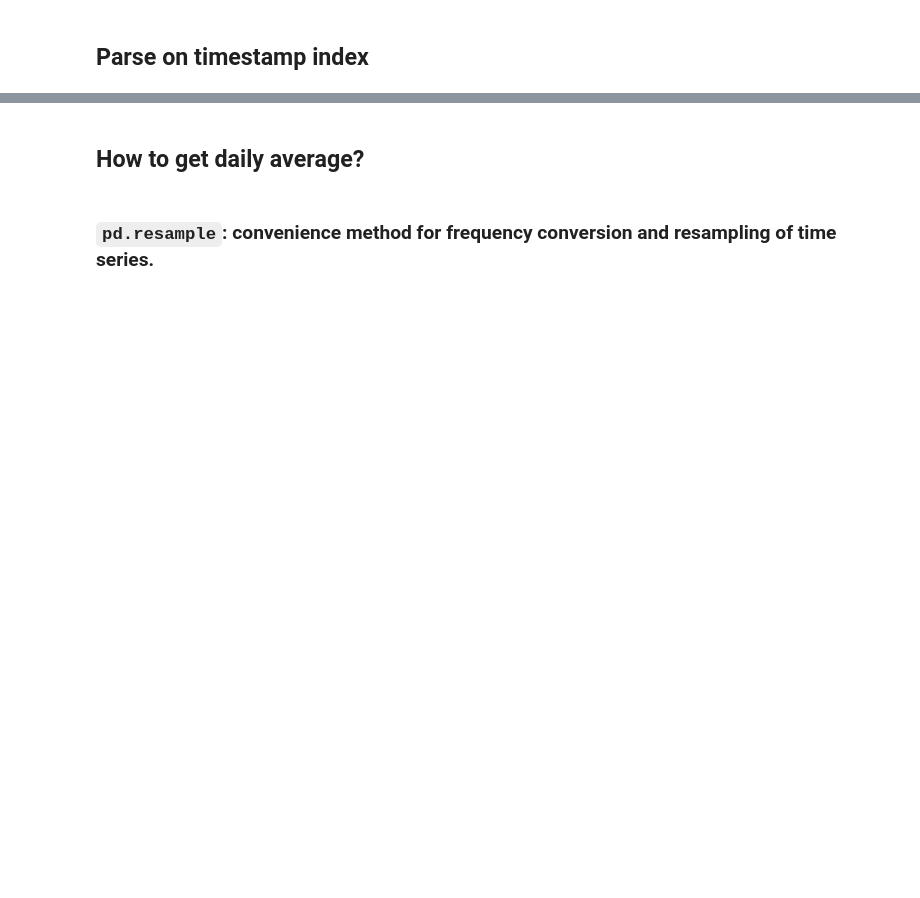
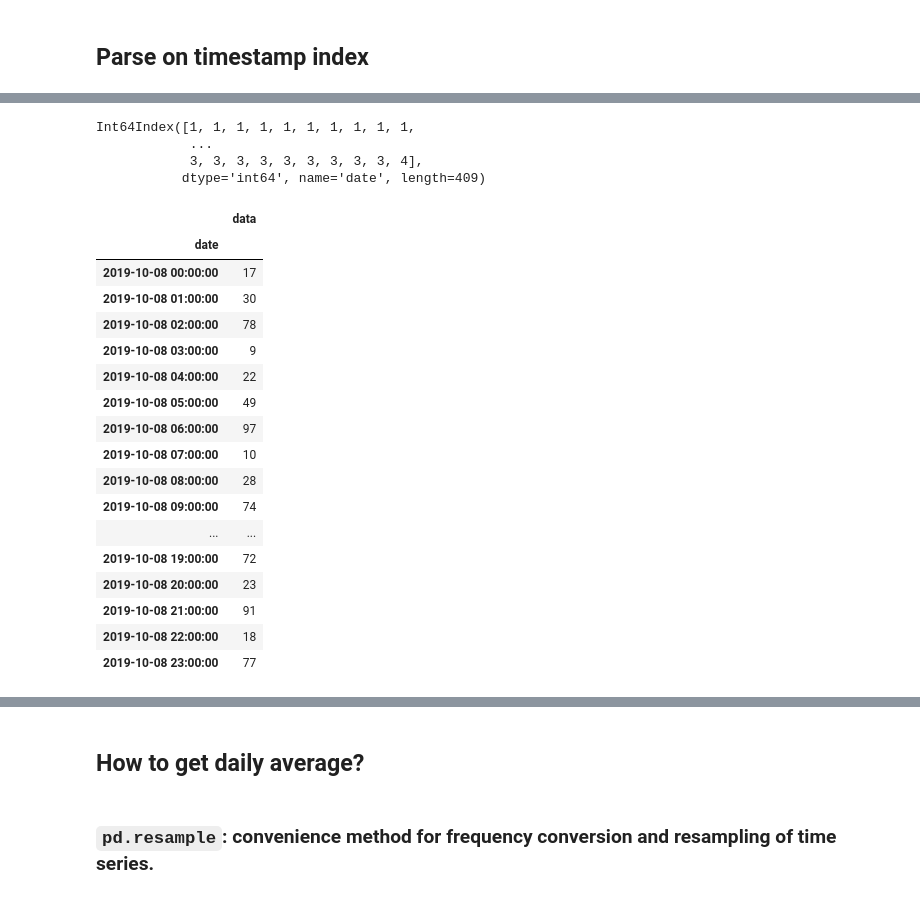
Before and after one commit to hangjianli/2019-fa-stats131, a Jupyter notebook: disc5.ipynb, the cells around one changed output, grey strips where cells are left out. Drawn from its saved outputs; the diff is of its cells as text; code cells hidden in the pictures; blank space fills up the shorter version.

```diff
--- a/disc5.ipynb
+++ b/disc5.ipynb
@@ -133,3 +363,29 @@ df3
+# %%
+df2.index.day
+# %% [output]
+Int64Index([1, 1, 1, 1, 1, 1, 1, 1, 1, 1,
+            ...
+            3, 3, 3, 3, 3, 3, 3, 3, 3, 4],
+           dtype='int64', name='date', length=409)
 # %%
-df2[df2.index.day == 5]
+df2[df2.index.day == 8]
+# %% [output]
+|  | data |
+| date |  |
+| 2019-10-08 00:00:00 | 17 |
+| 2019-10-08 01:00:00 | 30 |
+| 2019-10-08 02:00:00 | 78 |
+| 2019-10-08 03:00:00 | 9 |
+| 2019-10-08 04:00:00 | 22 |
+| 2019-10-08 05:00:00 | 49 |
+| 2019-10-08 06:00:00 | 97 |
+| 2019-10-08 07:00:00 | 10 |
+| 2019-10-08 08:00:00 | 28 |
+| 2019-10-08 09:00:00 | 74 |
+| ... | ... |
+| 2019-10-08 19:00:00 | 72 |
+| 2019-10-08 20:00:00 | 23 |
+| 2019-10-08 21:00:00 | 91 |
+| 2019-10-08 22:00:00 | 18 |
+| 2019-10-08 23:00:00 | 77 |
 # %%
```
Also changed, not shown: parts of 42 cells of this notebook.
